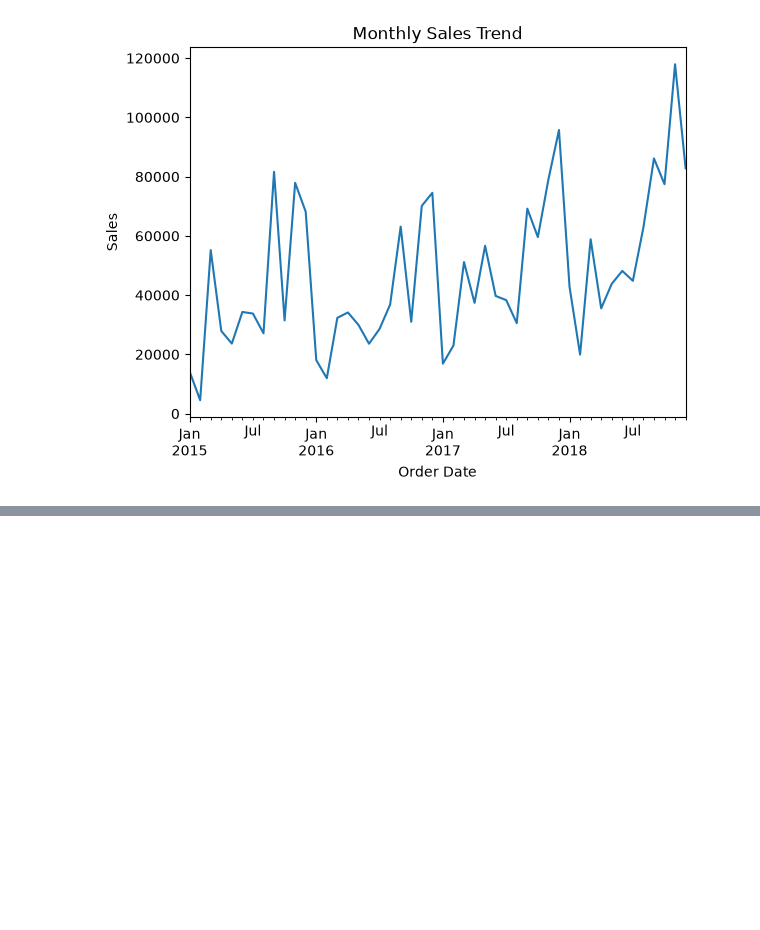
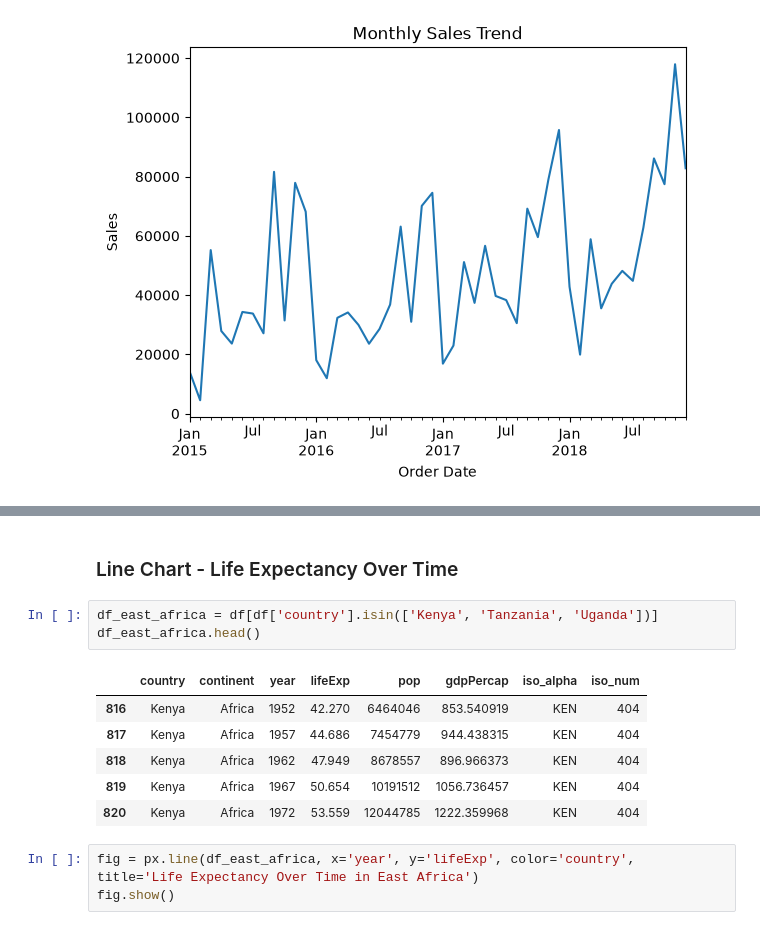
Before and after one commit to WillardDev/Python_Data_Analysis, a Jupyter notebook: Foundations_of_Matplotlib.ipynb, the cells around one changed output, grey strips where cells are left out. Drawn from its saved outputs; the diff is of its cells as text; blank space fills up the shorter version.

```diff
--- a/Foundations_of_Matplotlib.ipynb
+++ b/Foundations_of_Matplotlib.ipynb
@@ -271,0 +291,15 @@ monthly_sales.plot(title='Monthly Sales Trend', ylabel='Sales')
+# %% [markdown]
+### Line Chart  - Life Expectancy Over Time
+# %%
+df_east_africa = df[df['country'].isin(['Kenya', 'Tanzania', 'Uganda'])]
+df_east_africa.head()
+# %% [output]
+|  | country | continent | year | lifeExp | pop | gdpPercap | iso_alpha | iso_num |
+| 816 | Kenya | Africa | 1952 | 42.270 | 6464046 | 853.540919 | KEN | 404 |
+| 817 | Kenya | Africa | 1957 | 44.686 | 7454779 | 944.438315 | KEN | 404 |
+| 818 | Kenya | Africa | 1962 | 47.949 | 8678557 | 896.966373 | KEN | 404 |
+| 819 | Kenya | Africa | 1967 | 50.654 | 10191512 | 1056.736457 | KEN | 404 |
+| 820 | Kenya | Africa | 1972 | 53.559 | 12044785 | 1222.359968 | KEN | 404 |
+# %%
+fig = px.line(df_east_africa, x='year', y='lifeExp', color='country', title='Life Expectancy Over Time in East Africa')
+fig.show()
```
Also changed, not shown: parts of 4 cells of this notebook.
